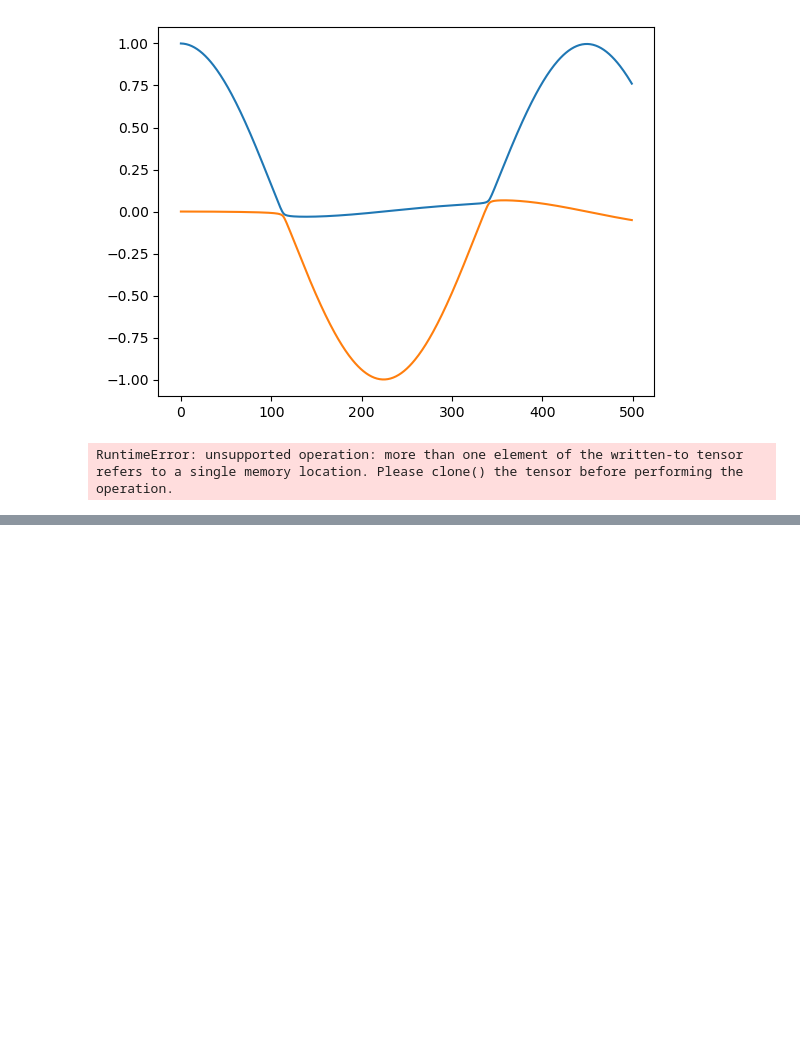
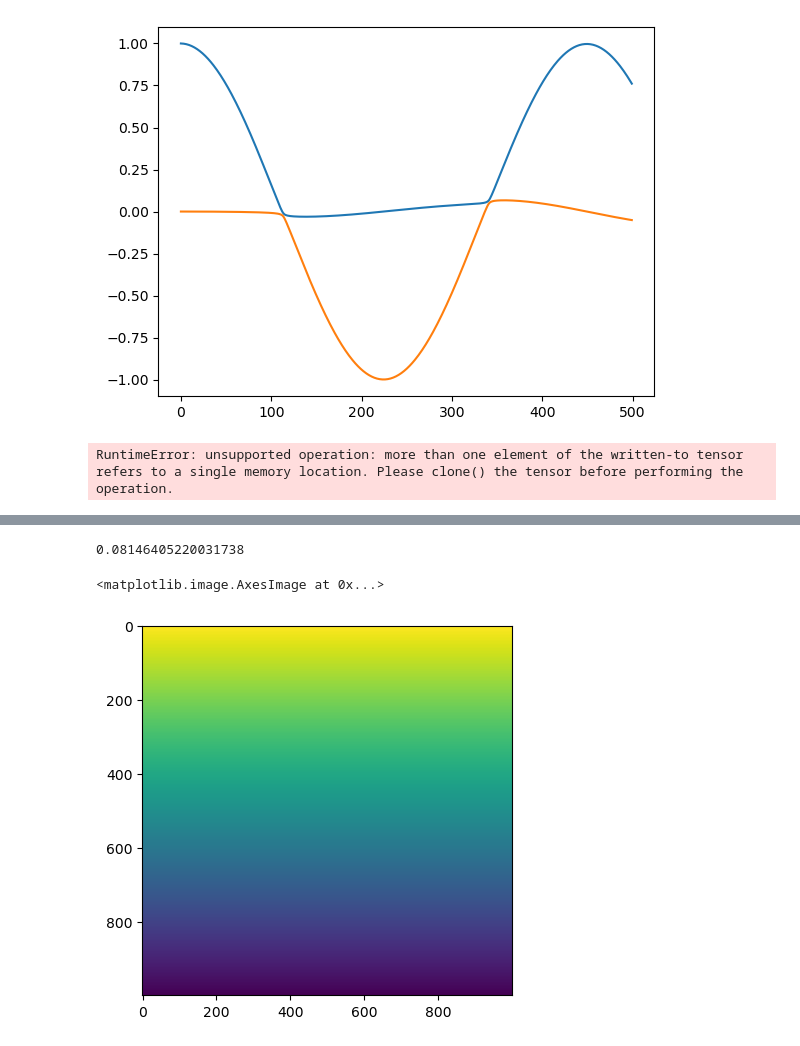
Before and after one commit to erikbigwood/Autograd_Lagrangian, a Jupyter notebook: Code/testing.ipynb, the cells around one changed output, grey strips where cells are left out. Saved outputs shown, nothing was run; the diff lists cells and outputs as text; code cells hidden in the pictures; blank space fills up the shorter version.

```diff
--- a/Code/testing.ipynb
+++ b/Code/testing.ipynb
@@ -276,0 +477,75 @@ RuntimeError: unsupported operation: more than one element of the written-to ten
+# %%
+#####
+# try a different approach to vectorization? So much faster!
+
+import torch
+import numpy as np
+import matplotlib.pyplot as plt
+import tqdm
+from torch.func import jacfwd, vmap
+import time
+
+m = torch.tensor([1],dtype=torch.float64)
+k = torch.tensor([2],dtype=torch.float64)
+alpha = torch.tensor([0.0],dtype=torch.float64)
+
+n_points = 1000
+q_min = -1
+q_max = 1
+qdot_min = -1
+qdot_max = 1
+
+def L(q,qdot,m,k,alpha):
+    return 0.5*m*qdot**2 - 0.5*k*q**2 - alpha*q**2*qdot**2
+
+
+
+qgrid = torch.linspace(q_min,q_max,n_points) #(n_points)
+qdotgrid = torch.linspace(qdot_min,qdot_max,n_points) #(n_points)
+
+#define flattened q, qdot arrays (n_points^2), (n_points^2)
+Q = torch.tensor([])
+QD = torch.tensor([])
+
+for i in range(n_points):
+    Q = torch.concat((Q,qgrid))
+    QD = torch.concat((QD,qdotgrid[i]*torch.ones(n_points)))
+
+im = 0*torch.zeros([n_points,n_points])
+#print(im.shape)
+
+
+g_q2 = vmap(jacfwd(L,argnums=0),in_dims=(0,None,None,None,None))
+g_qdot2 = vmap(jacfwd(L,argnums=1),in_dims=(0,None,None,None,None))
+
+g_q_qdot2 = vmap(jacfwd(jacfwd(L,argnums=1),argnums=0),in_dims=(0,None,None,None,None))
+g_qdot_q2 = vmap(jacfwd(jacfwd(L,argnums=0),argnums=1),in_dims=(0,None,None,None,None))
+g_qdot_qdot2 = vmap(jacfwd(jacfwd(L,argnums=1),argnums=1),in_dims=(0,None,None,None,None))
+
+def QDD(Q,QD,m,k,alpha):
+    g_q2 = jacfwd(L,argnums=0)(Q,QD,m,k,alpha)
+    g_qdot2 = jacfwd(L,argnums=1)(Q,QD,m,k,alpha)
+
+    g_q_qdot2 = jacfwd(jacfwd(L,argnums=1),argnums=0)(Q,QD,m,k,alpha)
+    g_qdot_q2 = jacfwd(jacfwd(L,argnums=0),argnums=1)(Q,QD,m,k,alpha)
+    g_qdot_qdot2 = jacfwd(jacfwd(L,argnums=1),argnums=1)(Q,QD,m,k,alpha)
+    D = g_qdot_qdot2**(-1)
+    return D*(g_q2 - g_q_qdot2*QD)
+
+tic_v2 = time.time()
+
+
+QDDv = vmap(QDD,in_dims=(0,0,None,None,None))
+
+im = QDDv(Q,QD,m,k,alpha).reshape([n_points,n_points]).T
+
+t_elapsed_v2 = time.time()-tic_v2
+print(t_elapsed_v2)
+
+#print(im.shape)
+
+plt.imshow(im)
+# %% [output]
+0.08146405220031738
+<matplotlib.image.AxesImage at 0x...>
+[figure, added]
```
Also changed, not shown: parts of 13 cells of this notebook, 41 other files.
